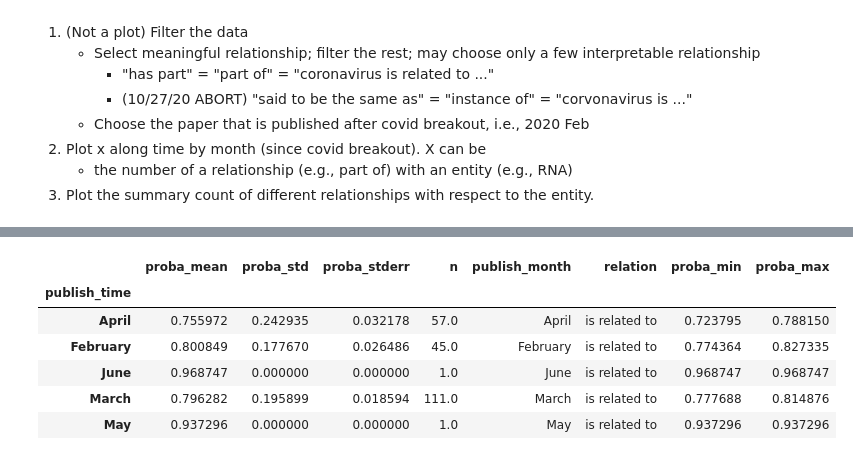
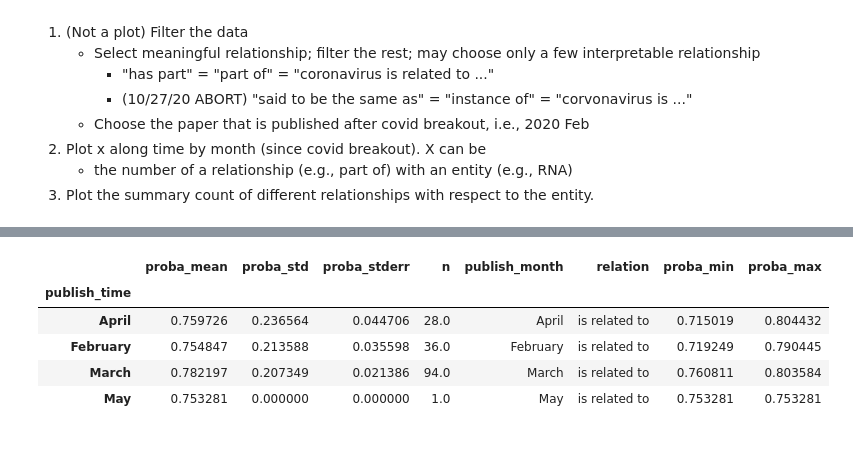
Before and after one commit to panas89/coronaBreakSuck2020, a Jupyter notebook: notebooks/main_kch_relation_extraction.ipynb, the cells around one changed output, grey strips where cells are left out. Saved outputs shown, nothing was run; the diff lists cells and outputs as text; code cells hidden in the pictures.

```diff
--- a/notebooks/main_kch_relation_extraction.ipynb
+++ b/notebooks/main_kch_relation_extraction.ipynb
@@ -258,7 +259,7 @@ chart_col
 # - Each relation will have a line plot
 # - Aggregated probability per month
 # ========================================
-kw = 'age'
+kw = 'fever'
 relations = ['is related to', 'is']
 
 # base plot
@@ -269,38 +270,37 @@ chart_col = alt.vconcat().configure_axis(
     fontSize=20,
 )
 
 # create groups
 df_grps = []
 for relation in relations:
     # sub-df
     df_sg = df_new.loc[(df_new['keyword'] == kw) & (df_new['relation']==relation), :]
 
     # aggregated data
     grp = df_sg.groupby(df_sg['publish_time'].dt.strftime('%B'))['probability']
     statistics = [grp.mean(), grp.std(), grp.sem(), grp.count()]
     df_grp = pd.DataFrame(statistics).transpose()
     df_grp.columns = ['proba_mean', 'proba_std', 'proba_stderr', 'n']
     df_grp = df_grp.fillna(0)
 
     # new column
     df_grp['publish_month'] = df_grp.index
     df_grp['relation'] = relation
     df_grp['proba_min'] = df_grp['proba_mean'] - df_grp['proba_stderr']
     df_grp['proba_max'] = df_grp['proba_mean'] + df_grp['proba_stderr']
 
 
     # append
     df_grps.append(df_grp)
 df_grps = pd.concat(df_grps)
 df_grps
 # %% [output]
 |  | proba_mean | proba_std | proba_stderr | n | publish_month | relation | proba_min | proba_max |
 | publish_time |  |  |  |  |  |  |  |  |
-| April | 0.755972 | 0.242935 | 0.032178 | 57.0 | April | is related to | 0.723795 | 0.788150 |
-| February | 0.800849 | 0.177670 | 0.026486 | 45.0 | February | is related to | 0.774364 | 0.827335 |
-| June | 0.968747 | 0.000000 | 0.000000 | 1.0 | June | is related to | 0.968747 | 0.968747 |
-| March | 0.796282 | 0.195899 | 0.018594 | 111.0 | March | is related to | 0.777688 | 0.814876 |
-| May | 0.937296 | 0.000000 | 0.000000 | 1.0 | May | is related to | 0.937296 | 0.937296 |
+| April | 0.759726 | 0.236564 | 0.044706 | 28.0 | April | is related to | 0.715019 | 0.804432 |
+| February | 0.754847 | 0.213588 | 0.035598 | 36.0 | February | is related to | 0.719249 | 0.790445 |
+| March | 0.782197 | 0.207349 | 0.021386 | 94.0 | March | is related to | 0.760811 | 0.803584 |
+| May | 0.753281 | 0.000000 | 0.000000 | 1.0 | May | is related to | 0.753281 | 0.753281 |
 # %%
 chart_col = alt.vconcat().configure_axis(
     labelFontSize=20,
```
Also changed, not shown: parts of 4 cells of this notebook.
